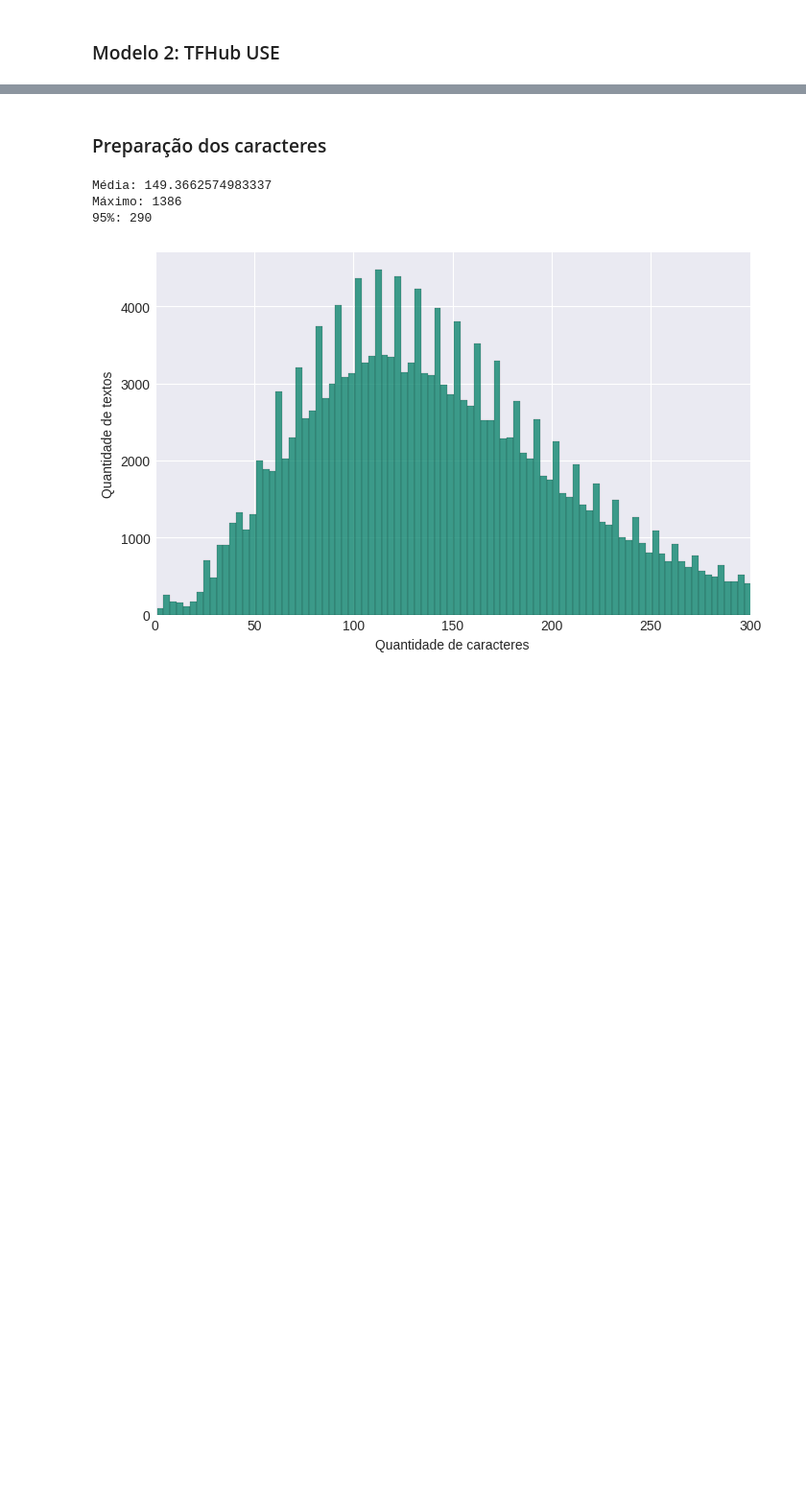
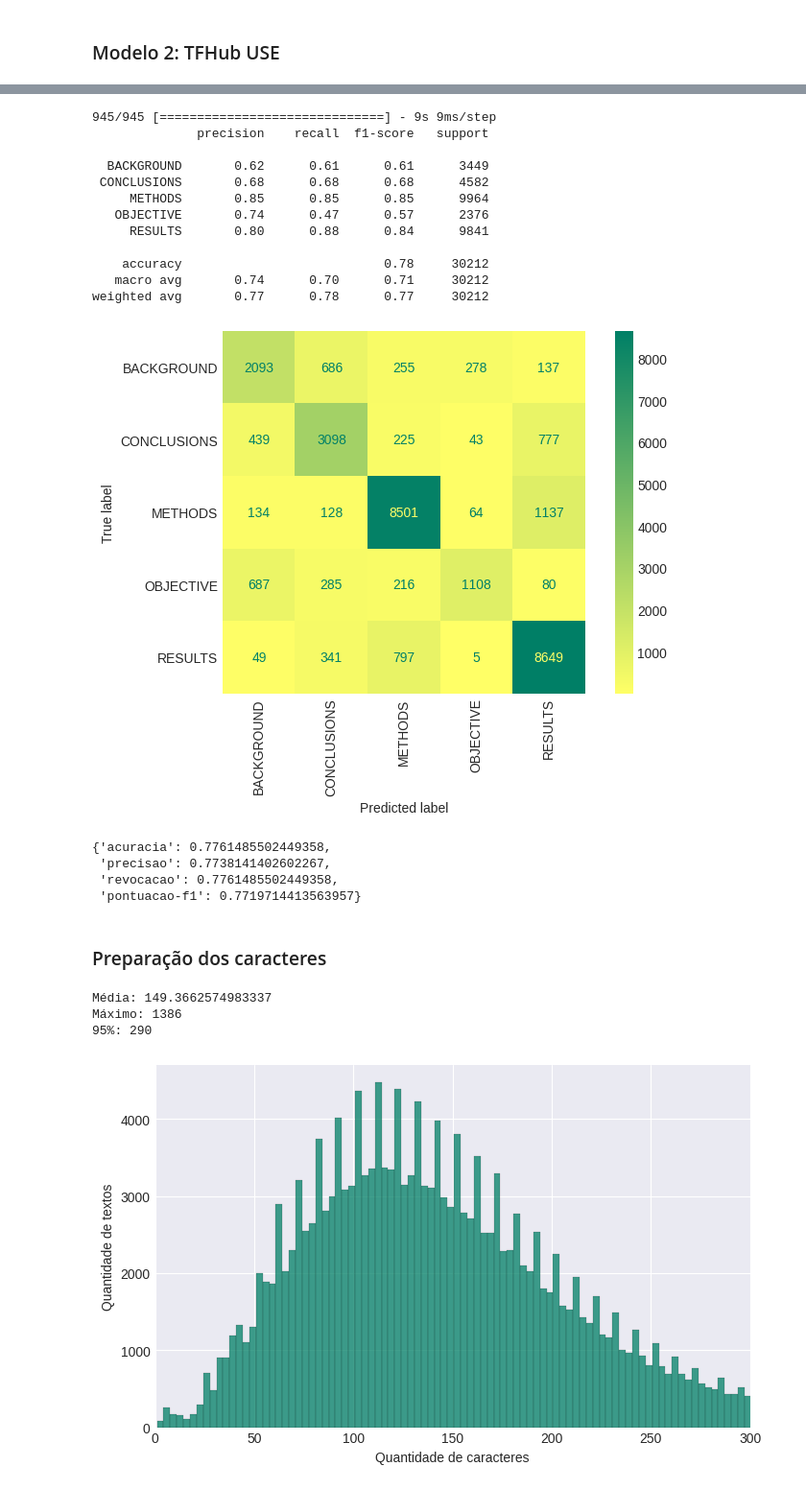
Before and after one commit to flohmannjr/tensorflow_curso, a Jupyter notebook: TensorFlow_MP2_SkimLit.ipynb, the cells around one changed output, grey strips where cells are left out. Shown: that part at 96% size. Drawn from its saved outputs; the diff is of its cells as text; code cells hidden in the pictures; blank space fills up the shorter version.

```diff
--- a/TensorFlow_MP2_SkimLit.ipynb
+++ b/TensorFlow_MP2_SkimLit.ipynb
@@ -231,7 +232,7 @@ array(['BACKGROUND', 'CONCLUSIONS', 'METHODS', 'OBJECTIVE', 'RESULTS'],
 # %% [markdown]
 ## Modelos
 # %%
-avaliacoes = [None] * 7
+avaliacoes = [None] * 6
 # %% [markdown]
 ### Modelo 0: TF-IDF Naive-Bayes
 # %%
@@ -459,25 +486,25 @@ dados_treino
 # %% [markdown]
 ### Modelo 2: TFHub USE
 # %%
-# modelo_nome = 'modelo_2_use'
+modelo_nome = 'modelo_2_use'
 
-# entradas = Input(shape=[], dtype=ENTRADA_TIPO, name='camada_entrada')  # shape=[] para entradas de tamanho variável
+entradas = Input(shape=[], dtype=ENTRADA_TIPO, name='camada_entrada')  # shape=[] para entradas de tamanho variável
 
-# incorporador_use = hub.KerasLayer(handle='https://tfhub.dev/google/universal-sentence-encoder/4',
-#                                   trainable=False,
-#                                   name='incorporador_use')(entradas)
+incorporador_use = hub.KerasLayer(handle='https://tfhub.dev/google/universal-sentence-encoder/4',
+                                  trainable=False,
+                                  name='incorporador_use')(entradas)
 
-# camadas = Dense(LIMITE_INCORPORADOR, activation=ATIVACAO_CNN, name='camada_relu')(incorporador_use)
+camadas = Dense(LIMITE_INCORPORADOR, activation=ATIVACAO_CNN, name='camada_relu')(incorporador_use)
 
-# saidas = Dense(len(classes), activation=ATIVACAO_SAIDA, name='camada_saida')(camadas)
+saidas = Dense(len(classes), activation=ATIVACAO_SAIDA, name='camada_saida')(camadas)
 
-# modelo = Model(inputs=entradas, outputs=saidas, name=modelo_nome)
+modelo = Model(inputs=entradas, outputs=saidas, name=modelo_nome)
 
-# modelo.compile(loss=PERDA,
-#                optimizer=Adam(learning_rate=APRENDIZADO),
-#                metrics=METRICAS)
+modelo.compile(loss=PERDA,
+               optimizer=Adam(learning_rate=APRENDIZADO),
+               metrics=METRICAS)
 
-# historico = modelo.fit(dados_treino,
-#                        epochs=ITERACOES,
-#                     #    validation_data=dados_validacao,
-#                        verbose=1)
+historico = modelo.fit(dados_treino,
+                       epochs=ITERACOES,
+                    #    validation_data=dados_validacao,
+                       verbose=1)
@@ -484,6 +518,20 @@ dados_treino
 # %%
 # grafico_historico_por_iteracao(historico)
 # %%
-# probabilidades = modelo.predict(dados_validacao)
-# previsoes      = tf.argmax(probabilidades, axis=1)
-# avaliacoes[2]  = avaliar_modelo(rotulos_int_validacao, previsoes, classes)
+probabilidades = modelo.predict(dados_validacao)
+previsoes      = tf.argmax(probabilidades, axis=1)
+avaliacoes[2]  = avaliar_modelo(rotulos_int_validacao, previsoes, classes)
+# %% [output]
+945/945 [==============================] - 9s 9ms/step
+              precision    recall  f1-score   support
+
+  BACKGROUND       0.62      0.61      0.61      3449
+ CONCLUSIONS       0.68      0.68      0.68      4582
+     METHODS       0.85      0.85      0.85      9964
+   OBJECTIVE       0.74      0.47      0.57      2376
+     RESULTS       0.80      0.88      0.84      9841
+
+    accuracy                           0.78     30212
+   macro avg       0.74      0.70      0.71     30212
+weighted avg       0.77      0.78      0.77     30212
+[figure, added]
@@ -492,3 +538,10 @@ dados_treino
+# %%
+avaliacoes[2]
+# %% [output]
+{'acuracia': 0.7761485502449358,
+ 'precisao': 0.7738141402602267,
+ 'revocacao': 0.7761485502449358,
+ 'pontuacao-f1': 0.7719714413563957}
 # %% [markdown]
 ### Preparação dos caracteres
 # %%
```
Also changed, not shown: parts of 37 cells of this notebook.
